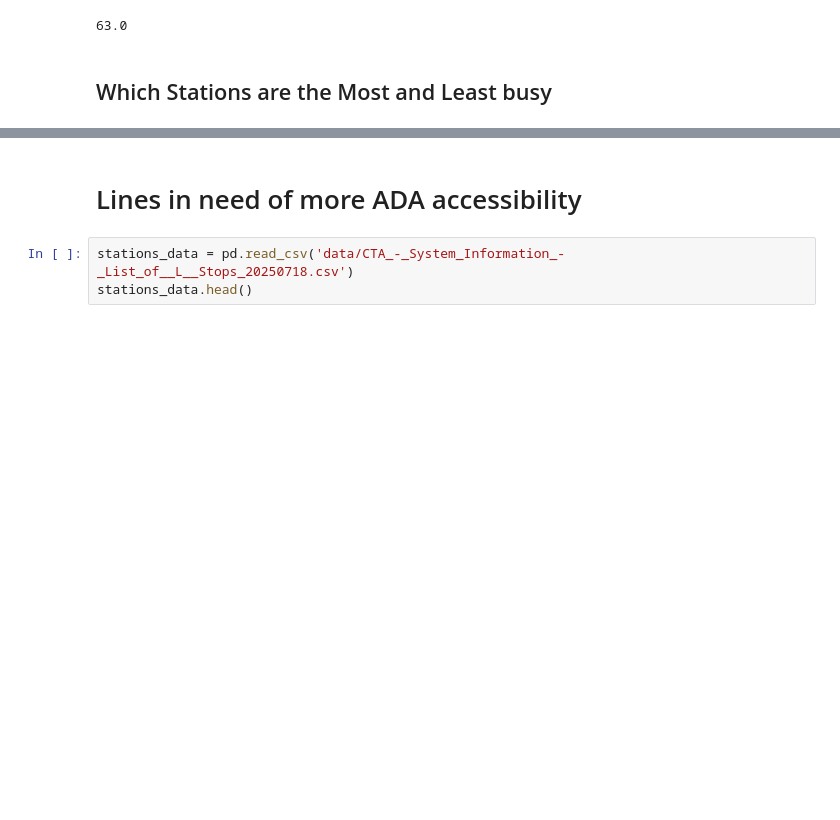
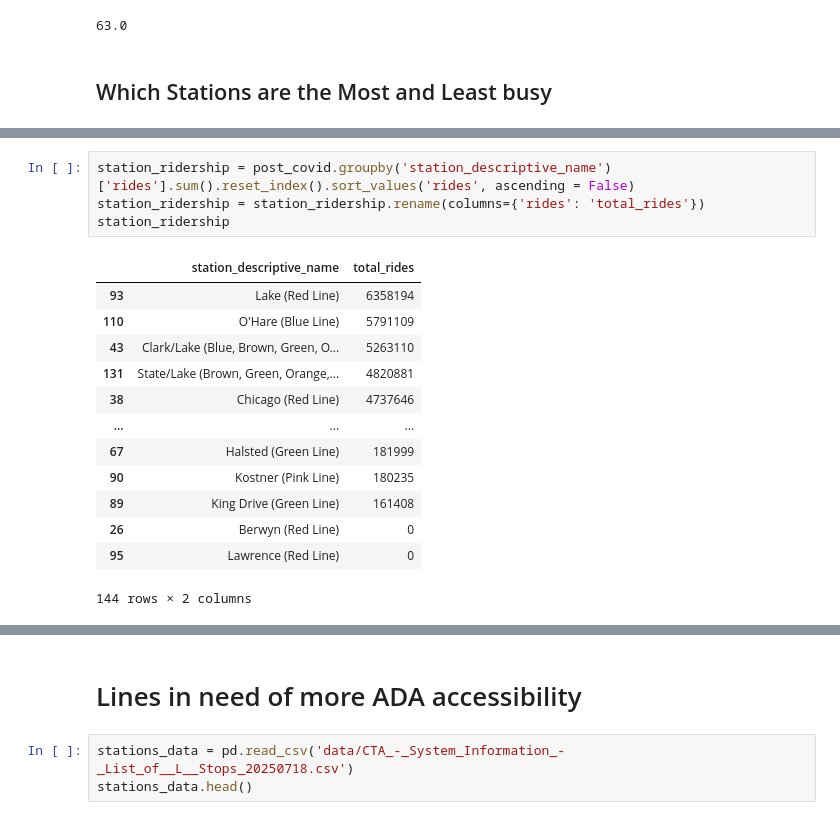
Before and after one commit to ckucewicz/cta_ridership_analysis, a Jupyter notebook: Ridership Analysis.ipynb, the cells around one changed output, grey strips where cells are left out. Saved outputs shown, nothing was run; the diff lists cells and outputs as text; blank space fills up the shorter version.

```diff
--- a/Ridership Analysis.ipynb
+++ b/Ridership Analysis.ipynb
@@ -156,0 +167,18 @@ avg_ridership_comparison.plot.barh();
+# %%
+station_ridership = post_covid.groupby('station_descriptive_name')['rides'].sum().reset_index().sort_values('rides', ascending = False)
+station_ridership = station_ridership.rename(columns={'rides': 'total_rides'})
+station_ridership
+# %% [output]
+|  | station_descriptive_name | total_rides |
+| 93 | Lake (Red Line) | 6358194 |
+| 110 | O'Hare (Blue Line) | 5791109 |
+| 43 | Clark/Lake (Blue, Brown, Green, O... | 5263110 |
+| 131 | State/Lake (Brown, Green, Orange,... | 4820881 |
+| 38 | Chicago (Red Line) | 4737646 |
+| ... | ... | ... |
+| 67 | Halsted (Green Line) | 181999 |
+| 90 | Kostner (Pink Line) | 180235 |
+| 89 | King Drive (Green Line) | 161408 |
+| 26 | Berwyn (Red Line) | 0 |
+| 95 | Lawrence (Red Line) | 0 |
+144 rows × 2 columns
```
Also changed, not shown: parts of 4 cells of this notebook.
